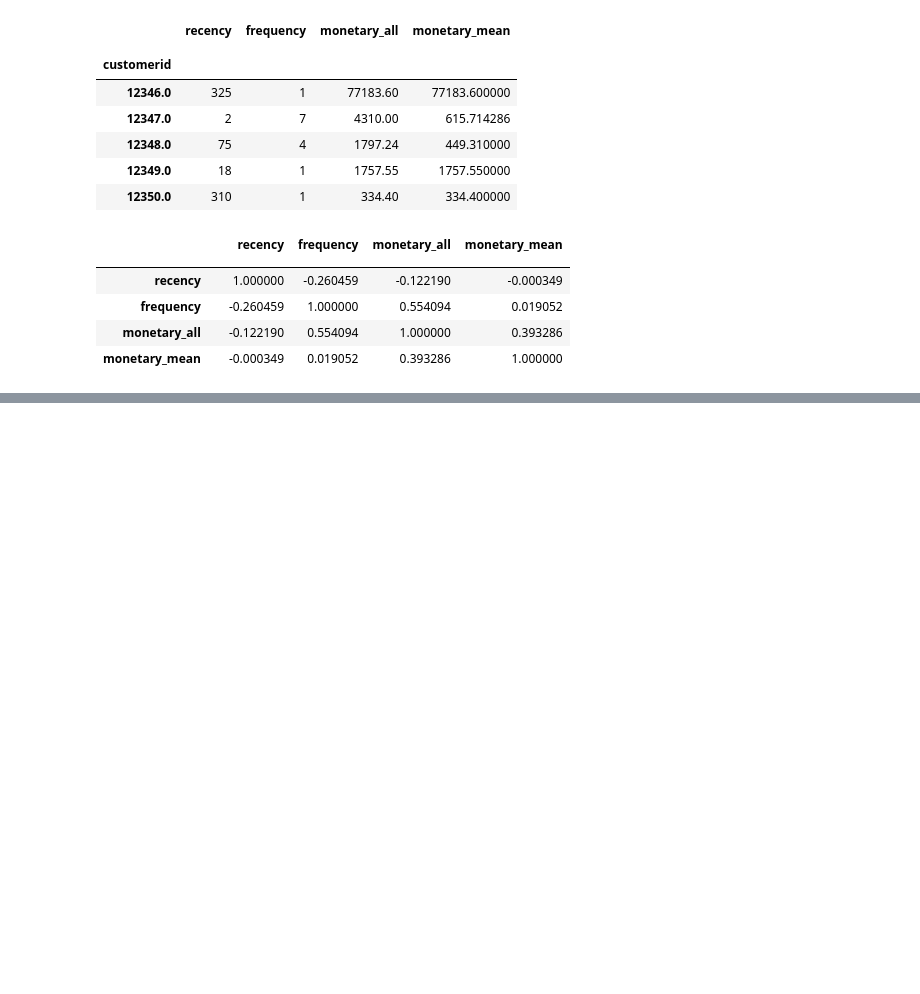
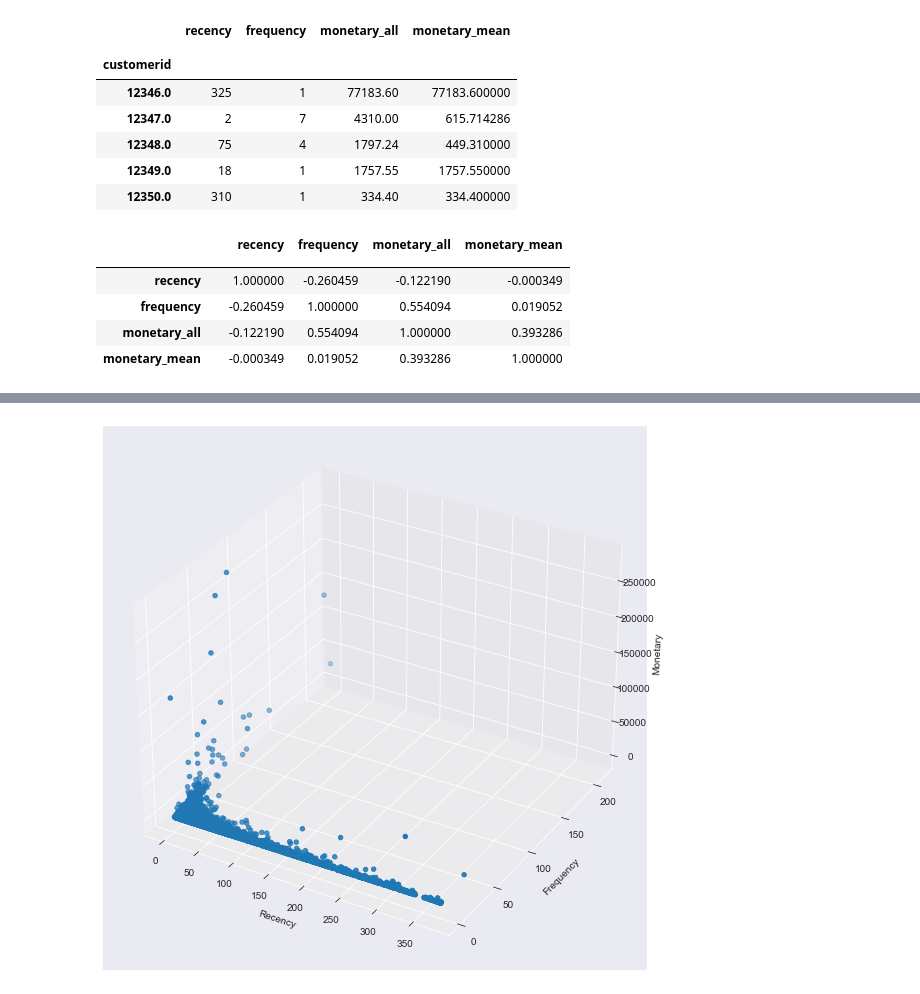
Before and after one commit to ajyeoh/ajyeoh_portfolio, a Jupyter notebook: 2_customer_segmentation_ecommerce/Customer Segmentation - RFM Analysis on E-Commerce Dataset.ipynb, the cells around one changed output, grey strips where cells are left out. Cells and saved outputs as stored; diff of their text form; code cells hidden in the pictures; blank space fills up the shorter version.

```diff
--- a/2_customer_segmentation_ecommerce/Customer Segmentation - RFM Analysis on E-Commerce Dataset.ipynb
+++ b/2_customer_segmentation_ecommerce/Customer Segmentation - RFM Analysis on E-Commerce Dataset.ipynb
@@ -314,0 +282,11 @@ Comment: Doubtful that KMeans will work for this use case. Will try alternative
+# %%
+fig = plt.figure(figsize=(15,10))
+ax = fig.add_subplot(111, projection = '3d')
+ax.set_xlabel('Recency')
+ax.set_ylabel('Frequency')
+ax.set_zlabel('Monetary')
+ax.scatter(rfm['recency'], rfm['frequency'], rfm['monetary_all'])
+
+plt.show()
+# %% [output]
+[figure, added]
```
Also changed, not shown: parts of 34 cells of this notebook.
